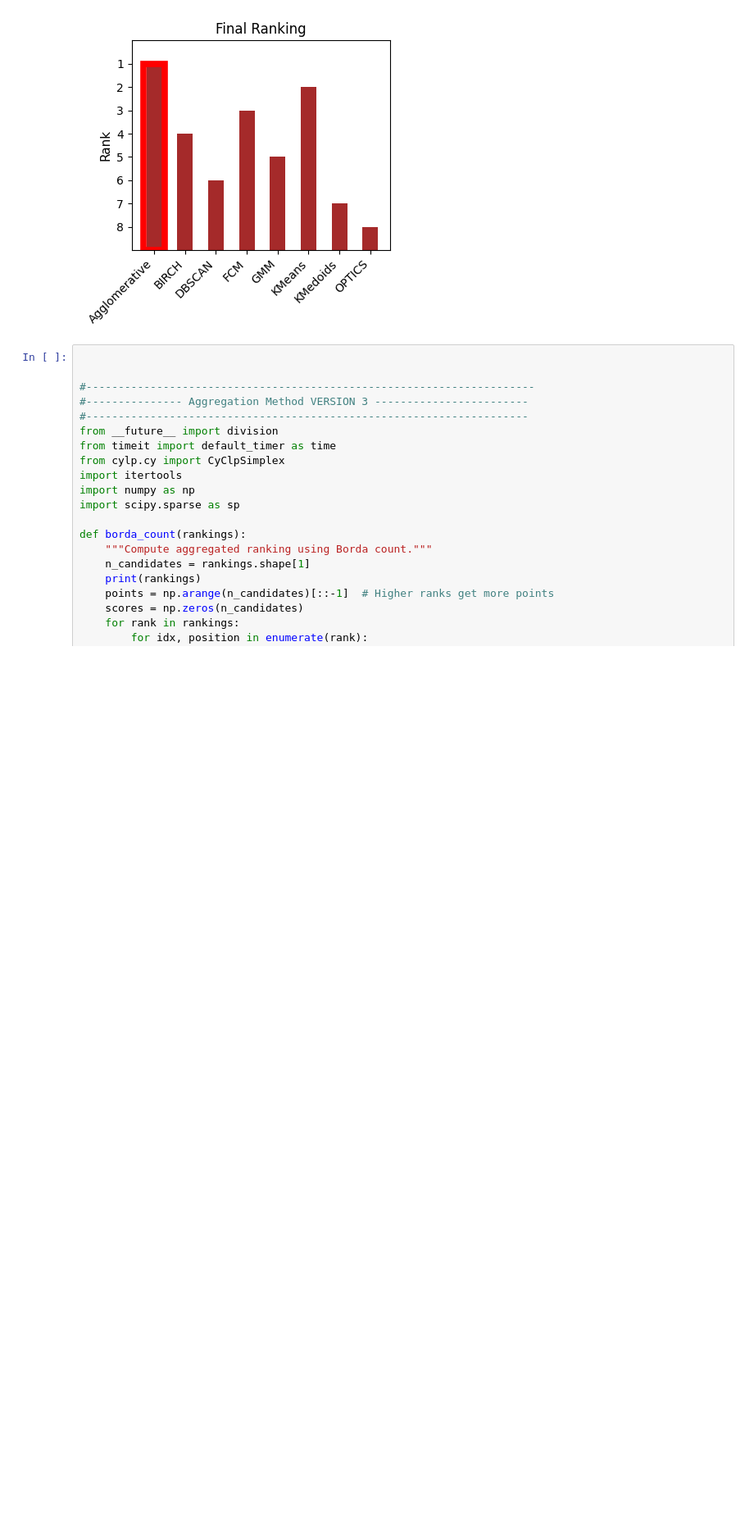
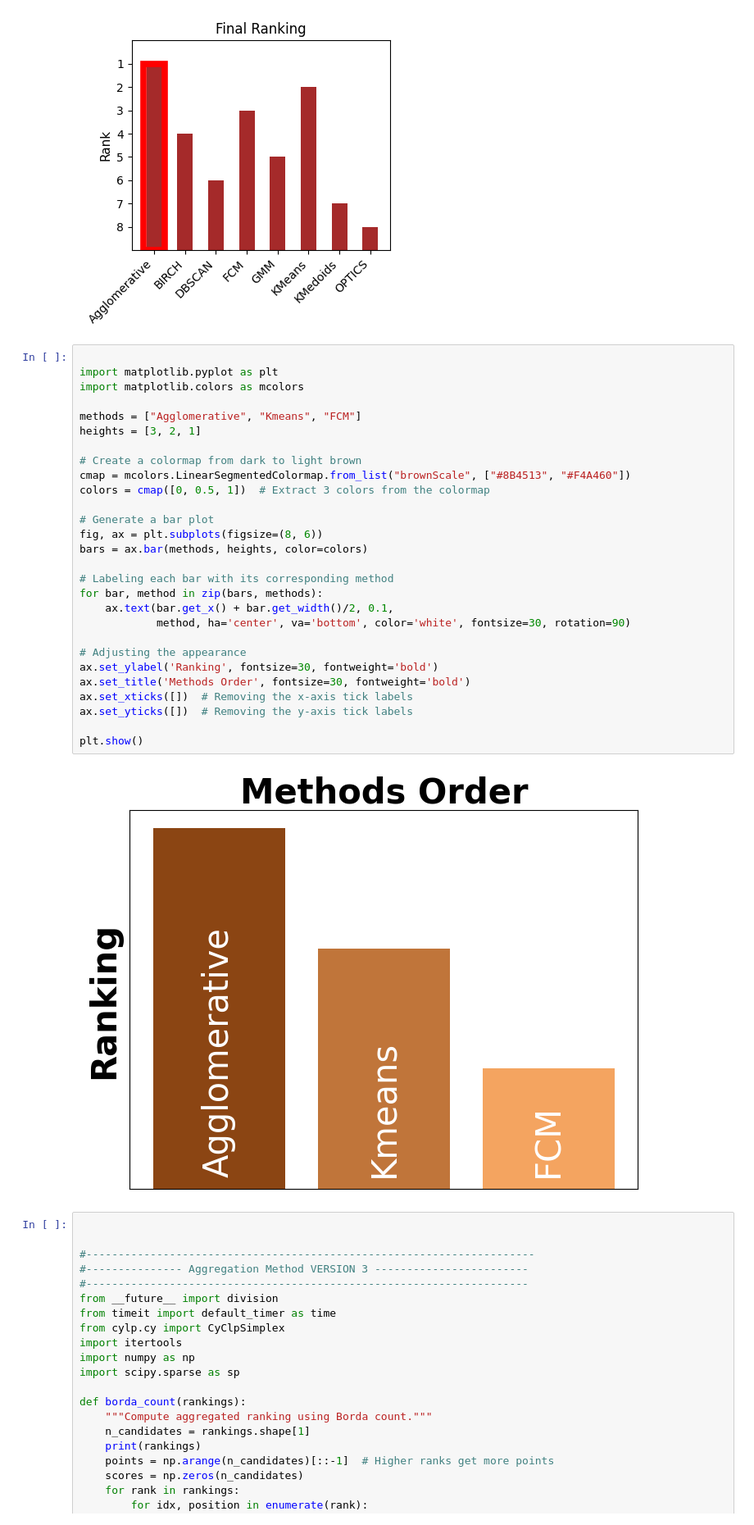
Before and after one commit to mm6396/ClusterComp, a Jupyter notebook: evaluation_modulus8.ipynb, the cells around one changed output. Shown at 82% size. Drawn from its saved outputs; the diff is of its cells as text; blank space fills up the shorter version.

```diff
--- a/evaluation_modulus8.ipynb
+++ b/evaluation_modulus8.ipynb
@@ -2811,6 +2811,36 @@ Postprocessing
     ... finished
 Final_evaluationmetric_results: ['Agglomerative', 'KMeans', 'FCM', 'BIRCH', 'GMM', 'DBSCAN', 'KMedoids', 'OPTICS']
 [figure]
+# %%
+
+import matplotlib.pyplot as plt
+import matplotlib.colors as mcolors
+
+methods = ["Agglomerative", "Kmeans", "FCM"]
+heights = [3, 2, 1]
+
+# Create a colormap from dark to light brown
+cmap = mcolors.LinearSegmentedColormap.from_list("brownScale", ["#8B4513", "#F4A460"])
+colors = cmap([0, 0.5, 1])  # Extract 3 colors from the colormap
+
+# Generate a bar plot
+fig, ax = plt.subplots(figsize=(8, 6))
+bars = ax.bar(methods, heights, color=colors)
+
+# Labeling each bar with its corresponding method
+for bar, method in zip(bars, methods):
+    ax.text(bar.get_x() + bar.get_width()/2, 0.1,
+            method, ha='center', va='bottom', color='white', fontsize=30, rotation=90)
+
+# Adjusting the appearance
+ax.set_ylabel('Ranking', fontsize=30, fontweight='bold')
+ax.set_title('Methods Order', fontsize=30, fontweight='bold')
+ax.set_xticks([])  # Removing the x-axis tick labels
+ax.set_yticks([])  # Removing the y-axis tick labels
+
+plt.show()
+# %% [output]
+[figure, added]
 # %%
 
 
```
Also changed, not shown: parts of 1 cell of this notebook, 7 other files.
